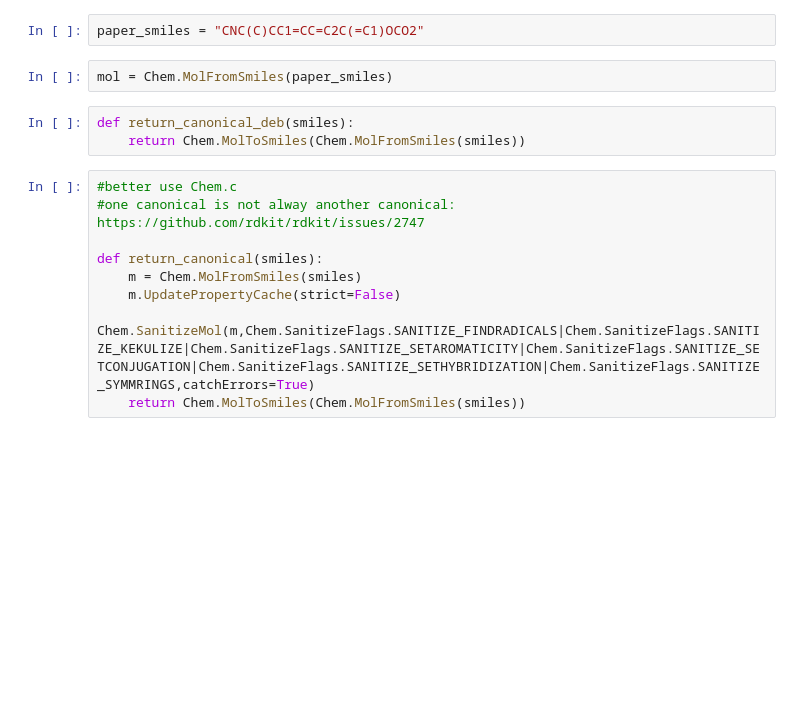
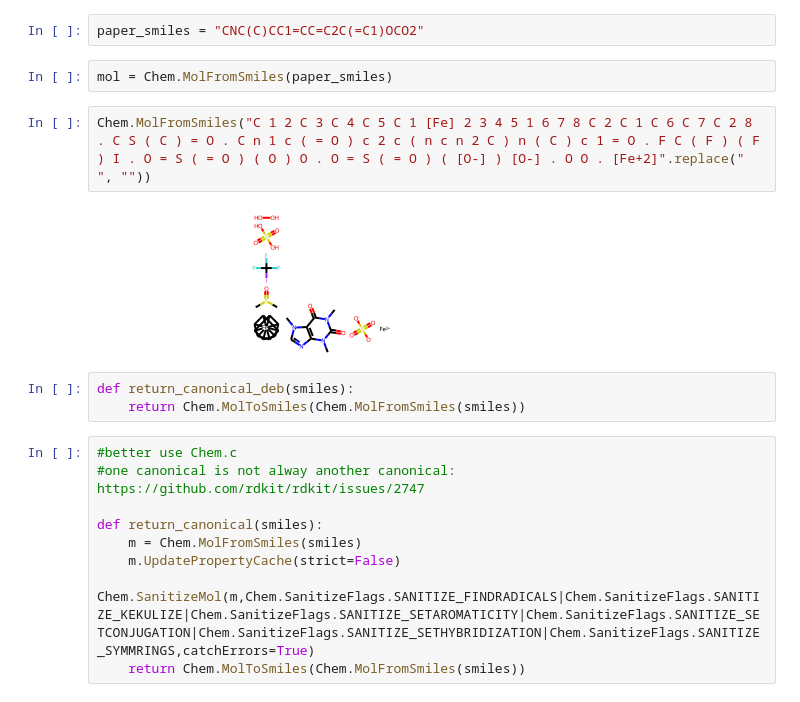
Before and after one commit to bananenpampe/selfiespredict, a Jupyter notebook: Untitled1.ipynb, the cells around one changed output. Drawn from its saved outputs; the diff is of its cells as text; blank space fills up the shorter version.

```diff
--- a/Untitled1.ipynb
+++ b/Untitled1.ipynb
@@ -10,6 +10,10 @@ from rdkit.Chem import CanonSmiles
 paper_smiles = "CNC(C)CC1=CC=C2C(=C1)OCO2"
 # %%
 mol = Chem.MolFromSmiles(paper_smiles)
+# %%
+Chem.MolFromSmiles("C 1 2 C 3 C 4 C 5 C 1 [Fe] 2 3 4 5 1 6 7 8 C 2 C 1 C 6 C 7 C 2 8 . C S ( C ) = O . C n 1 c ( = O ) c 2 c ( n c n 2 C ) n ( C ) c 1 = O . F C ( F ) ( F ) I . O = S ( = O ) ( O ) O . O = S ( = O ) ( [O-] ) [O-] . O O . [Fe+2]".replace(" ", ""))
+# %% [output]
+[figure, added]
 # %%
 def return_canonical_deb(smiles):
     return Chem.MolToSmiles(Chem.MolFromSmiles(smiles))
```
Also changed, not shown: parts of 4 cells of this notebook, 4 other files.
